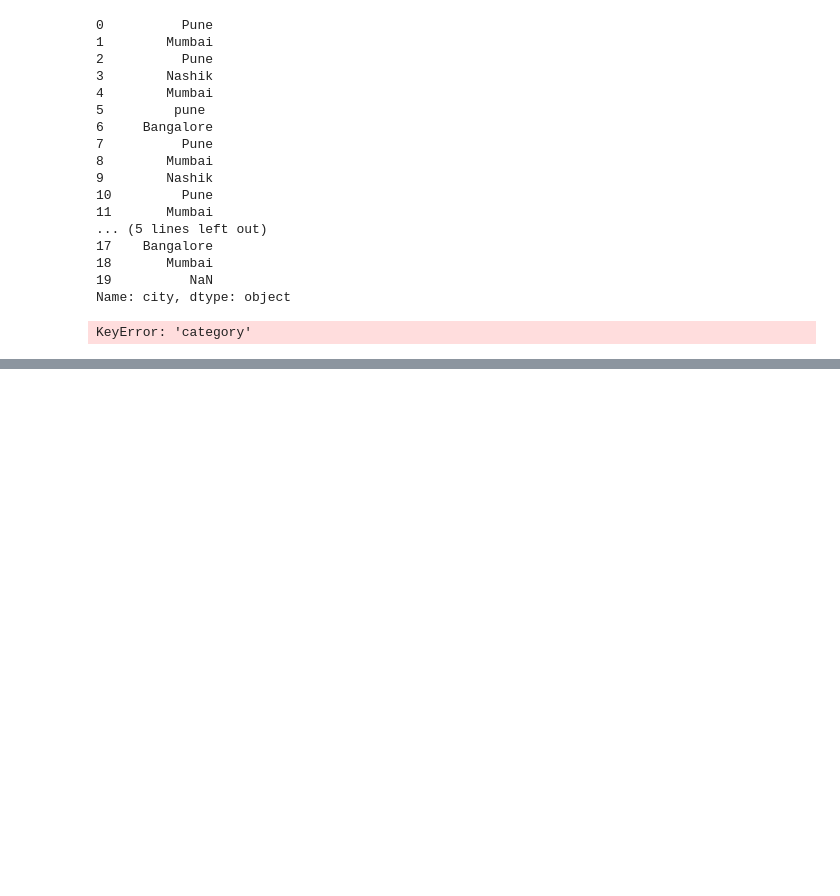
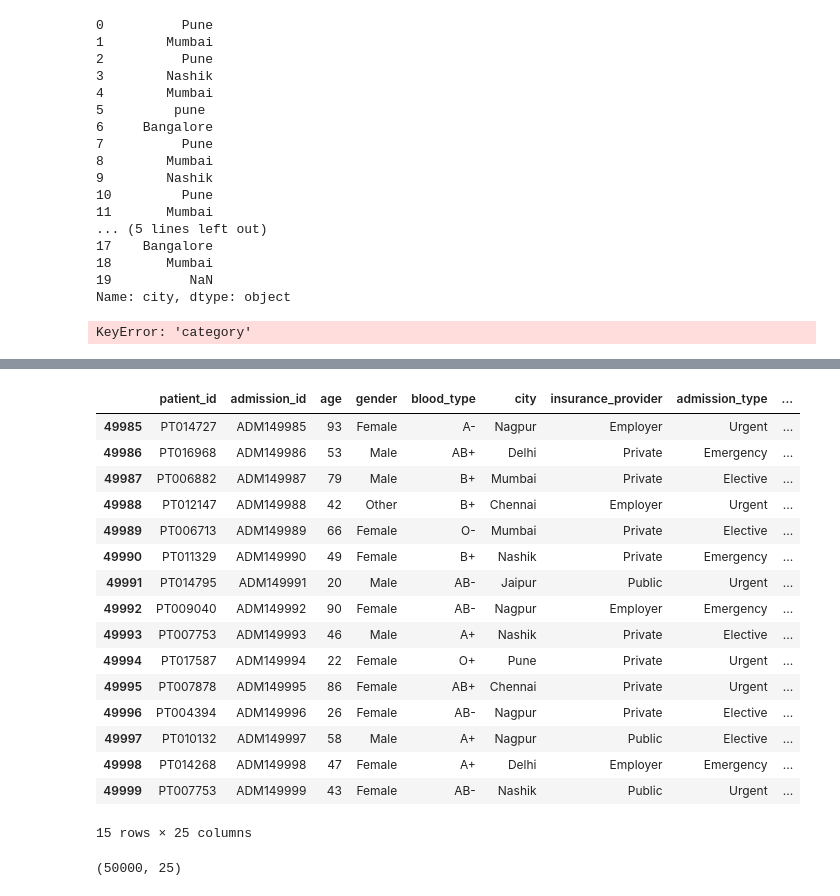
Before and after one commit to roshan-pardeshi/Python_Pandas, a Jupyter notebook: 500_python_sql_pandas_numpy.ipynb, the cells around one changed output, grey strips where cells are left out. Saved outputs shown, nothing was run; the diff lists cells and outputs as text; code cells hidden in the pictures; blank space fills up the shorter version.

```diff
--- a/500_python_sql_pandas_numpy.ipynb
+++ b/500_python_sql_pandas_numpy.ipynb
@@ -1665,0 +2244,24 @@ df
+# %%
+df.tail(15)
+# %% [output]
+|  | patient_id | admission_id | age | gender | blood_type | city | insurance_provider | admission_type | ... |
+| 49985 | PT014727 | ADM149985 | 93 | Female | A- | Nagpur | Employer | Urgent | ... |
+| 49986 | PT016968 | ADM149986 | 53 | Male | AB+ | Delhi | Private | Emergency | ... |
+| 49987 | PT006882 | ADM149987 | 79 | Male | B+ | Mumbai | Private | Elective | ... |
+| 49988 | PT012147 | ADM149988 | 42 | Other | B+ | Chennai | Employer | Urgent | ... |
+| 49989 | PT006713 | ADM149989 | 66 | Female | O- | Mumbai | Private | Elective | ... |
+| 49990 | PT011329 | ADM149990 | 49 | Female | B+ | Nashik | Private | Emergency | ... |
+| 49991 | PT014795 | ADM149991 | 20 | Male | AB- | Jaipur | Public | Urgent | ... |
+| 49992 | PT009040 | ADM149992 | 90 | Female | AB- | Nagpur | Employer | Emergency | ... |
+| 49993 | PT007753 | ADM149993 | 46 | Male | A+ | Nashik | Private | Elective | ... |
+| 49994 | PT017587 | ADM149994 | 22 | Female | O+ | Pune | Private | Urgent | ... |
+| 49995 | PT007878 | ADM149995 | 86 | Female | AB+ | Chennai | Private | Urgent | ... |
+| 49996 | PT004394 | ADM149996 | 26 | Female | AB- | Nagpur | Private | Elective | ... |
+| 49997 | PT010132 | ADM149997 | 58 | Male | A+ | Nagpur | Public | Elective | ... |
+| 49998 | PT014268 | ADM149998 | 47 | Female | A+ | Delhi | Employer | Emergency | ... |
+| 49999 | PT007753 | ADM149999 | 43 | Female | AB- | Nashik | Public | Urgent | ... |
+15 rows × 25 columns
+# %%
+df.shape
+# %% [output]
+(50000, 25)
```
Also changed, not shown: parts of 141 cells of this notebook.
